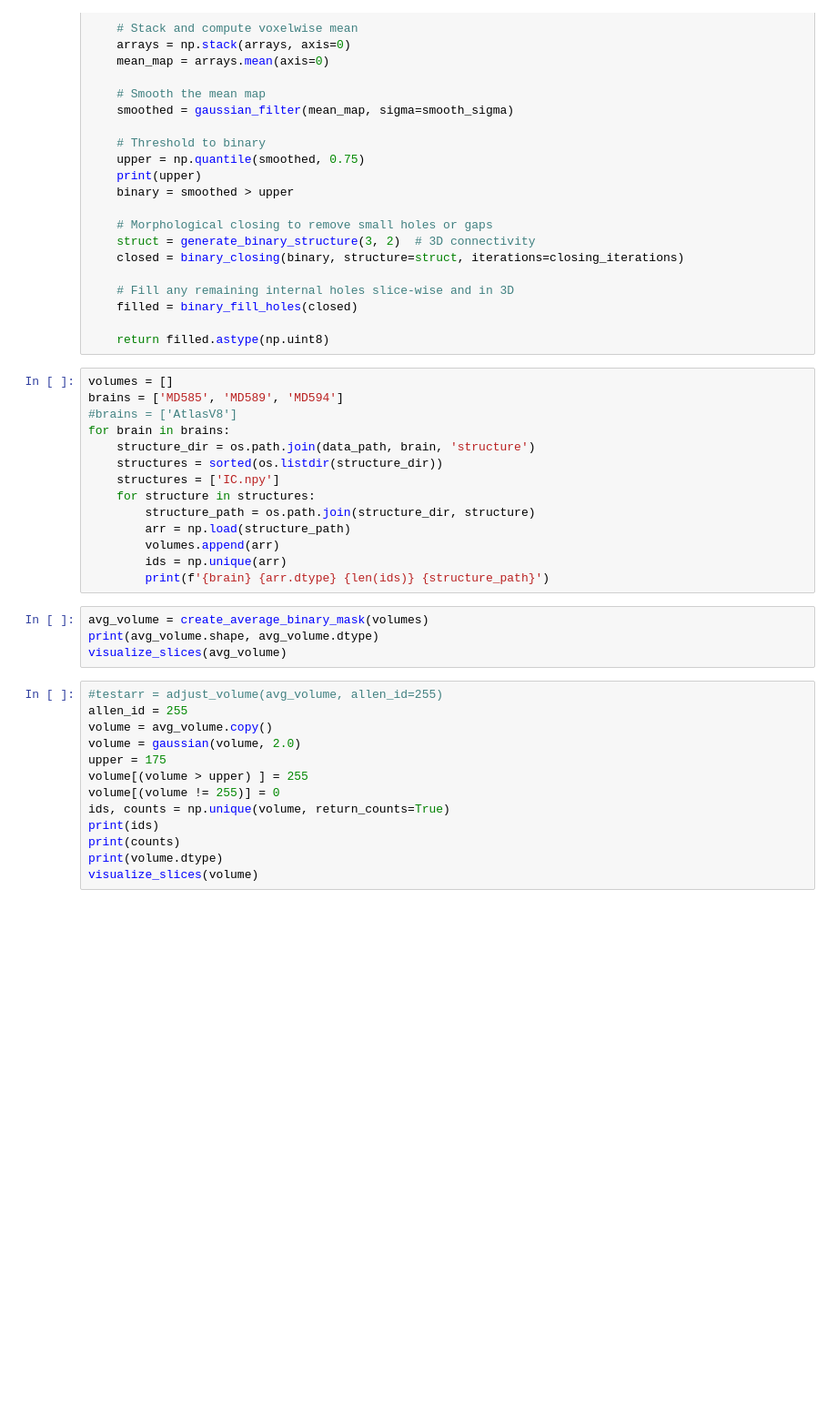
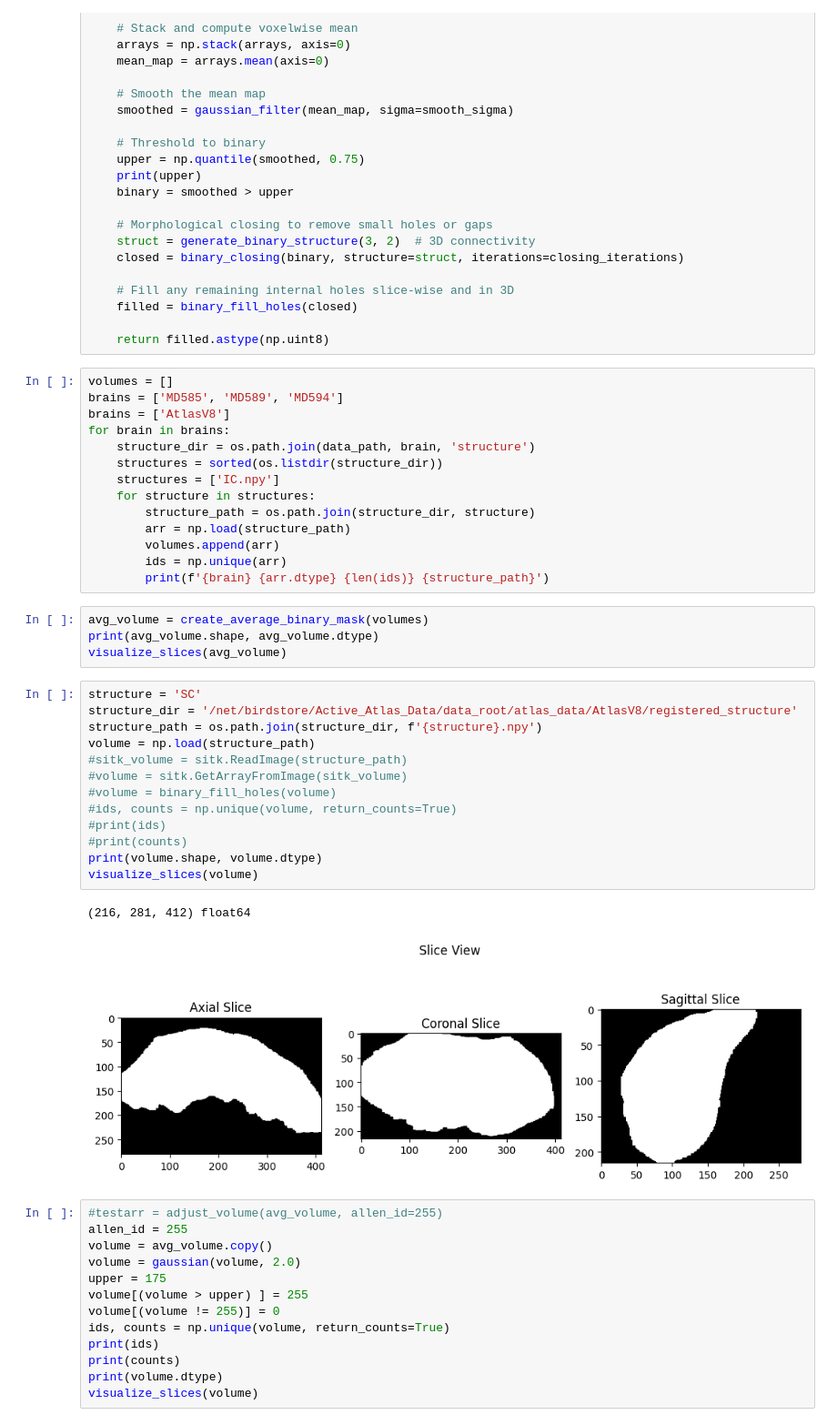
Before and after one commit to BrainSharer/pipeline, a Jupyter notebook: src/atlas/notebooks/view_volumes.ipynb, the cells around one changed output. Shown at 91% size. Cells and saved outputs as stored; diff of their text form; blank space fills up the shorter version.

Commit message:
More enhancements to create atlas process

```diff
--- a/src/atlas/notebooks/view_volumes.ipynb
+++ b/src/atlas/notebooks/view_volumes.ipynb
@@ -102,7 +104,7 @@ def mean_consensus_mask(arrays, threshold=0.5, smooth_sigma=1.5, closing_iterati
 # %%
 volumes = []
 brains = ['MD585', 'MD589', 'MD594']
-#brains = ['AtlasV8']
+brains = ['AtlasV8']
 for brain in brains:
     structure_dir = os.path.join(data_path, brain, 'structure')
     structures = sorted(os.listdir(structure_dir))
@@ -117,6 +119,22 @@ for brain in brains:
 avg_volume = create_average_binary_mask(volumes)
 print(avg_volume.shape, avg_volume.dtype)
 visualize_slices(avg_volume)
+# %%
+structure = 'SC'
+structure_dir = '/net/birdstore/Active_Atlas_Data/data_root/atlas_data/AtlasV8/registered_structure'
+structure_path = os.path.join(structure_dir, f'{structure}.npy')
+volume = np.load(structure_path)
+#sitk_volume = sitk.ReadImage(structure_path)
+#volume = sitk.GetArrayFromImage(sitk_volume)
+#volume = binary_fill_holes(volume)
+#ids, counts = np.unique(volume, return_counts=True)
+#print(ids)
+#print(counts)
+print(volume.shape, volume.dtype)
+visualize_slices(volume)
+# %% [output]
+(216, 281, 412) float64
+[figure, added]
 # %%
 #testarr = adjust_volume(avg_volume, allen_id=255)
 allen_id = 255
```
Also changed, not shown: parts of 1 cell of this notebook, 5 other files.
